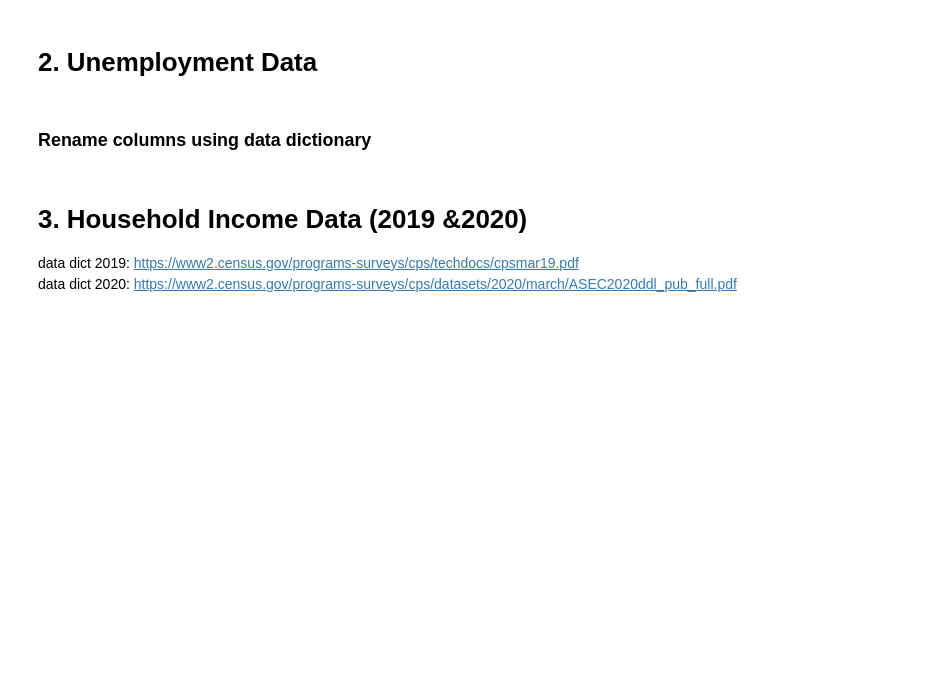
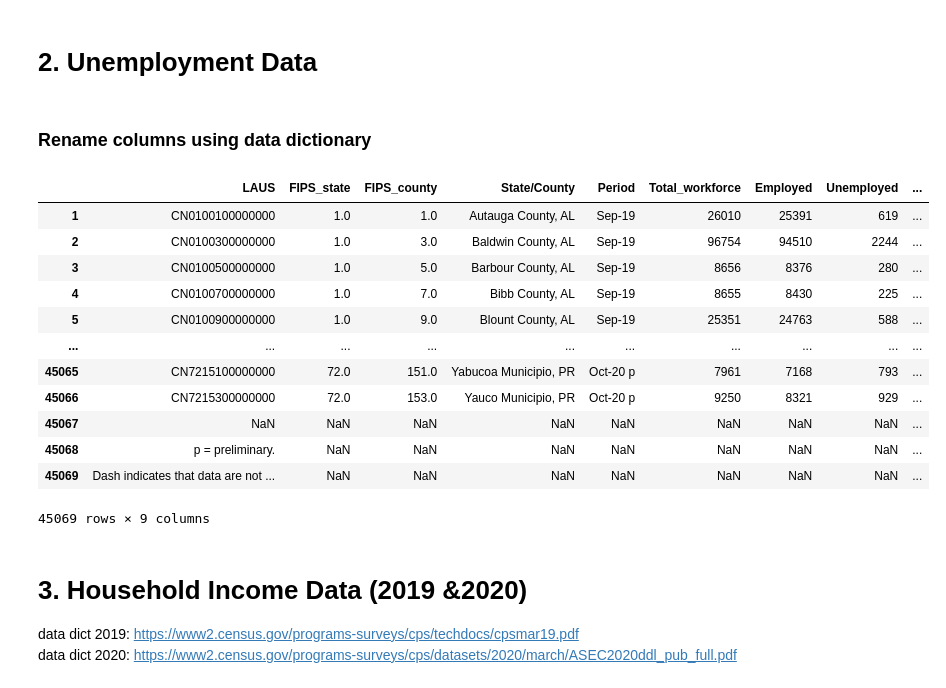
Before and after one commit to khyateed/projecting-food-insecurity, a Jupyter notebook: notebooks/cleaning.ipynb, the cells around one changed output. Saved outputs shown, nothing was run; the diff lists cells and outputs as text; code cells hidden in the pictures; blank space fills up the shorter version.

```diff
--- a/notebooks/cleaning.ipynb
+++ b/notebooks/cleaning.ipynb
@@ -144,6 +160,22 @@ df_unemp_18.rename(columns = {'Code':'CN', 'Code.1':'FIPS_state', 'Code.2':'FIPS
 df_unemp_19.rename(columns = {'LAUS Code':'LAUS', 'Code':'FIPS_state', 'Code.1':'FIPS_county',
                              'County Name/State Abbreviation': 'State/County',
                               'Force':'Total_workforce','(%)':'Unemployment_rate'}, inplace=True)
+# %%
+df_unemp_19
+# %% [output]
+|  | LAUS | FIPS_state | FIPS_county | State/County | Period | Total_workforce | Employed | Unemployed | ... |
+| 1 | CN0100100000000 | 1.0 | 1.0 | Autauga County, AL | Sep-19 | 26010 | 25391 | 619 | ... |
+| 2 | CN0100300000000 | 1.0 | 3.0 | Baldwin County, AL | Sep-19 | 96754 | 94510 | 2244 | ... |
+| 3 | CN0100500000000 | 1.0 | 5.0 | Barbour County, AL | Sep-19 | 8656 | 8376 | 280 | ... |
+| 4 | CN0100700000000 | 1.0 | 7.0 | Bibb County, AL | Sep-19 | 8655 | 8430 | 225 | ... |
+| 5 | CN0100900000000 | 1.0 | 9.0 | Blount County, AL | Sep-19 | 25351 | 24763 | 588 | ... |
+| ... | ... | ... | ... | ... | ... | ... | ... | ... | ... |
+| 45065 | CN7215100000000 | 72.0 | 151.0 | Yabucoa Municipio, PR | Oct-20 p | 7961 | 7168 | 793 | ... |
+| 45066 | CN7215300000000 | 72.0 | 153.0 | Yauco Municipio, PR | Oct-20 p | 9250 | 8321 | 929 | ... |
+| 45067 | NaN | NaN | NaN | NaN | NaN | NaN | NaN | NaN | ... |
+| 45068 | p = preliminary. | NaN | NaN | NaN | NaN | NaN | NaN | NaN | ... |
+| 45069 | Dash indicates that data are not ... | NaN | NaN | NaN | NaN | NaN | NaN | NaN | ... |
+45069 rows × 9 columns
 # %% [markdown]
 # 3. Household Income Data (2019 &2020)
 data dict 2019: https://www2.census.gov/programs-surveys/cps/techdocs/cpsmar19.pdf<br>
```
Also changed, not shown: parts of 14 cells of this notebook.
